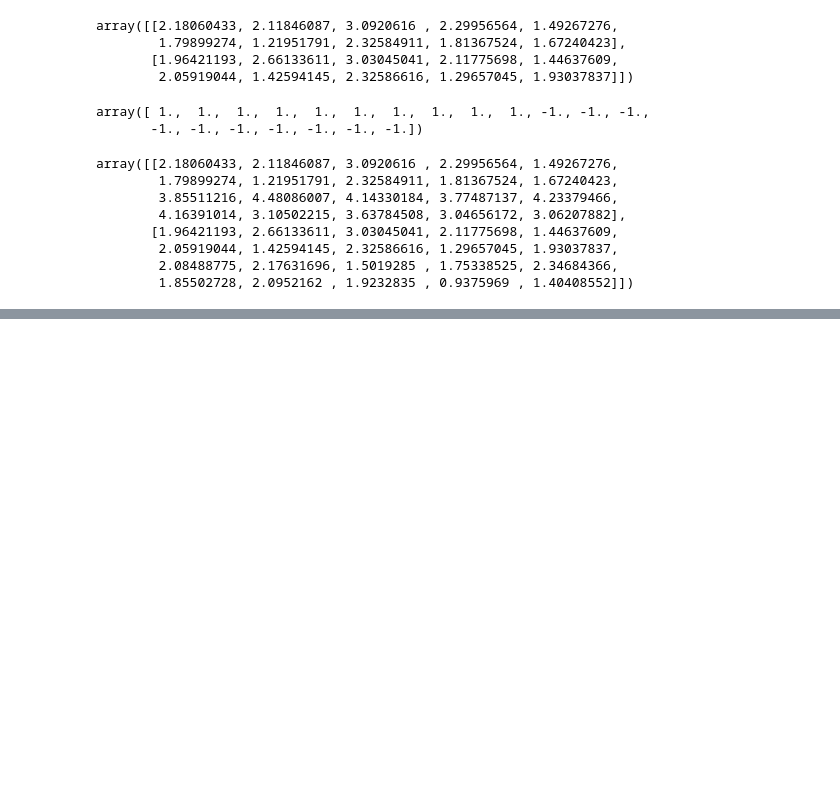
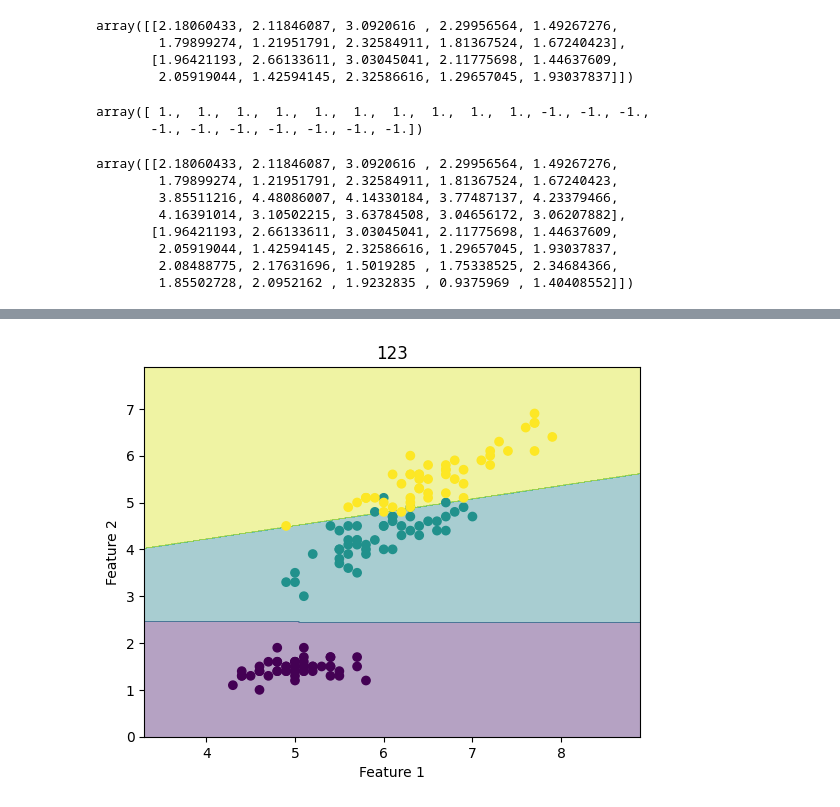
Before and after one commit to nguynlb/DataScience, a Jupyter notebook: MachineLearning/SVM/SVM.ipynb, the cells around one changed output, grey strips where cells are left out. Drawn from its saved outputs; the diff is of its cells as text; code cells hidden in the pictures; blank space fills up the shorter version.

```diff
--- a/MachineLearning/SVM/SVM.ipynb
+++ b/MachineLearning/SVM/SVM.ipynb
@@ -166,0 +288,4 @@ V = np.concatenate((X0.T, -X1.T), axis = 1)
+# %%
+visualize_svm(X, y, clf, title = "123")
+# %% [output]
+[figure, added]
```
Also changed, not shown: parts of 12 cells of this notebook.
